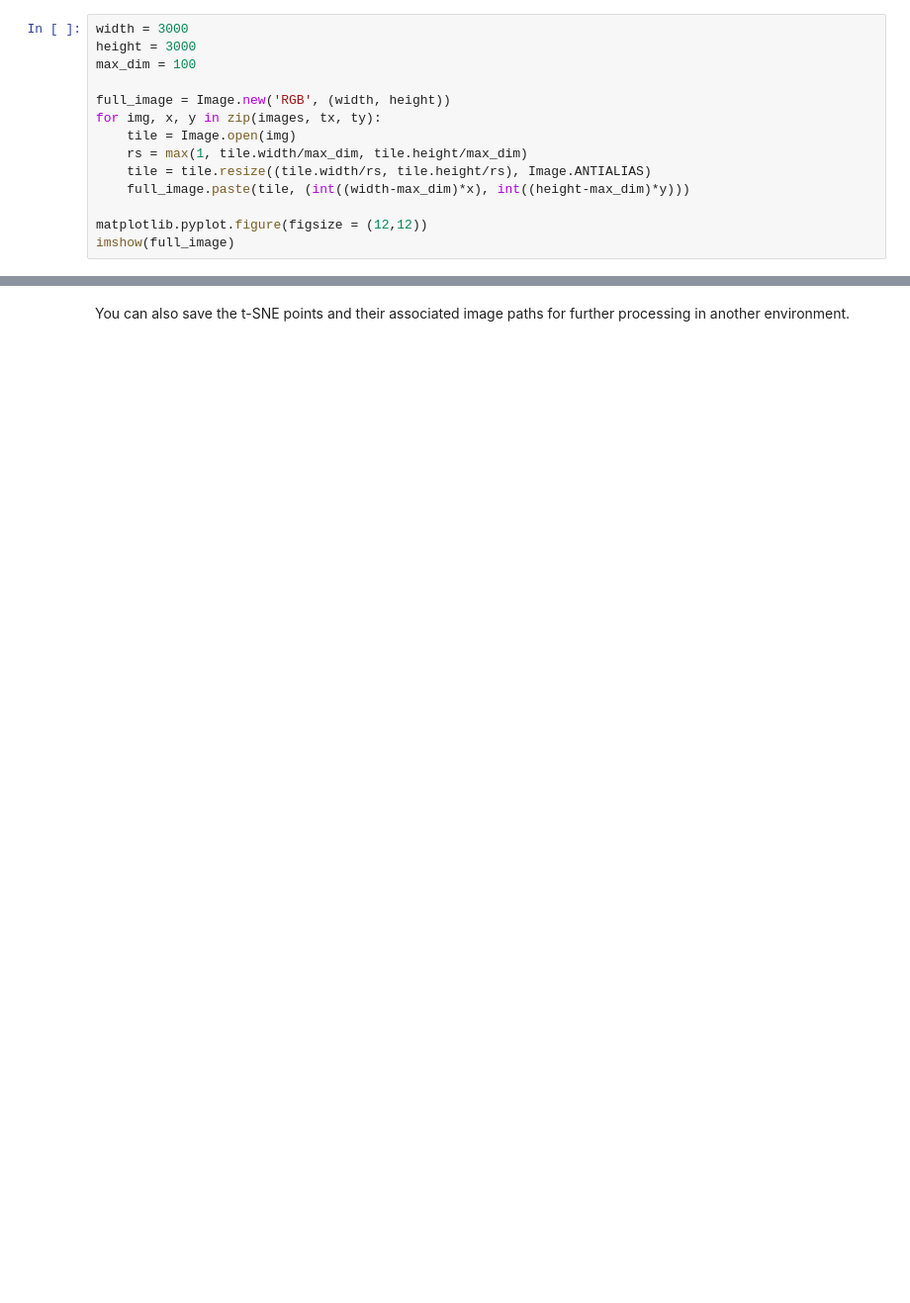
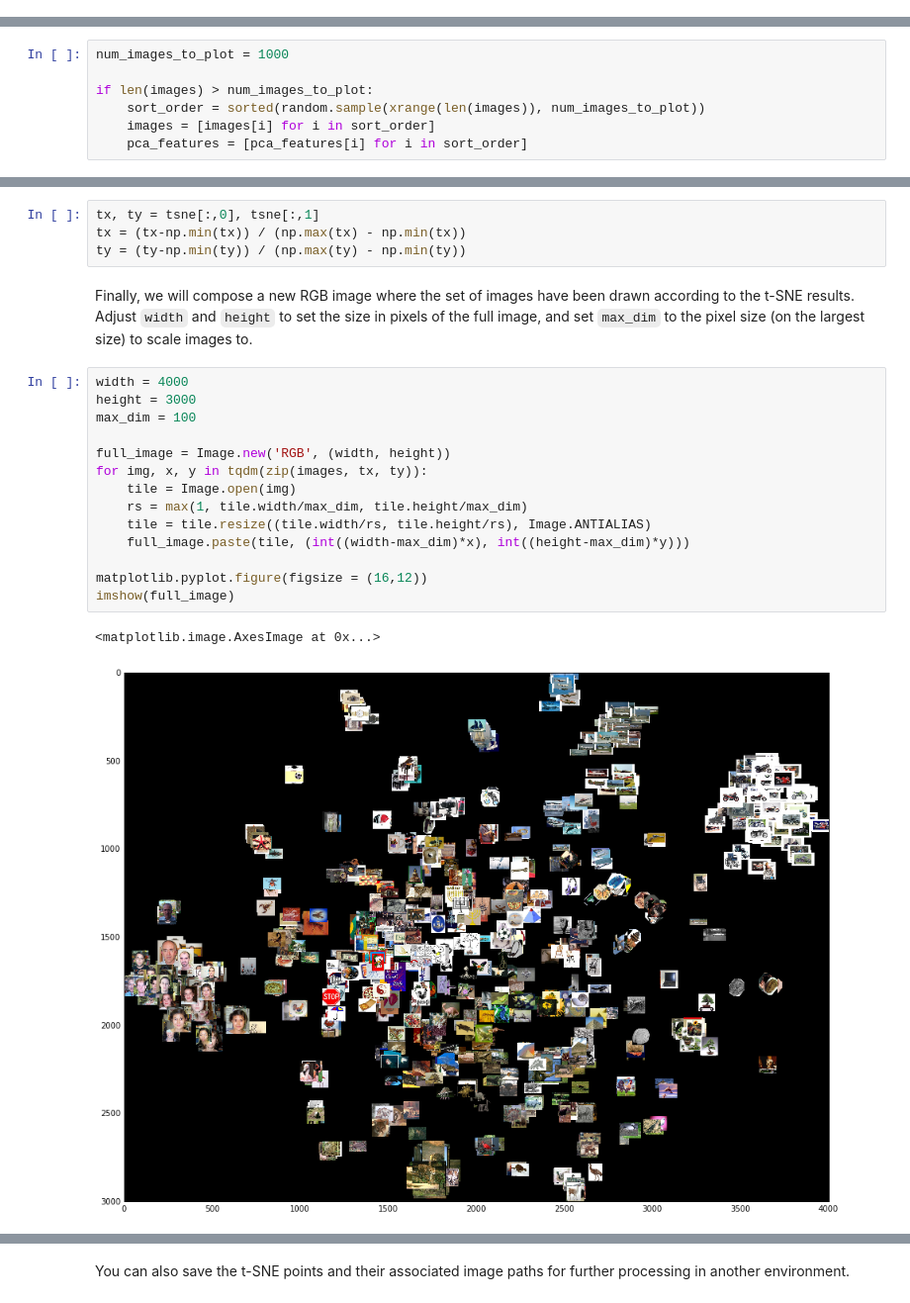
Before and after one commit to ml4a/ml4a, a Jupyter notebook: notebooks/image-tsne.ipynb, the cells around one changed output, grey strips where cells are left out. Shown at 99% size. Drawn from its saved outputs; the diff is of its cells as text; blank space fills up the shorter version.

```diff
--- a/notebooks/image-tsne.ipynb
+++ b/notebooks/image-tsne.ipynb
@@ -224,14 +0,0 @@ Finally, we will compose a new RGB image where the set of images have been drawn
-# %%
-width = 3000
-height = 3000
-max_dim = 100
-
-full_image = Image.new('RGB', (width, height))
-for img, x, y in zip(images, tx, ty):
-    tile = Image.open(img)
-    rs = max(1, tile.width/max_dim, tile.height/max_dim)
-    tile = tile.resize((tile.width/rs, tile.height/rs), Image.ANTIALIAS)
-    full_image.paste(tile, (int((width-max_dim)*x), int((height-max_dim)*y)))
-
-matplotlib.pyplot.figure(figsize = (12,12))
-imshow(full_image)
@@ -244,0 +57,7 @@ full_image.save("myTSNE.png")
+# %%
+num_images_to_plot = 1000
+
+if len(images) > num_images_to_plot:
+    sort_order = sorted(random.sample(xrange(len(images)), num_images_to_plot))
+    images = [images[i] for i in sort_order]
+    pca_features = [pca_features[i] for i in sort_order]
@@ -244,0 +96,23 @@ full_image.save("myTSNE.png")
+# %%
+tx, ty = tsne[:,0], tsne[:,1]
+tx = (tx-np.min(tx)) / (np.max(tx) - np.min(tx))
+ty = (ty-np.min(ty)) / (np.max(ty) - np.min(ty))
+# %% [markdown]
+Finally, we will compose a new RGB image where the set of images have been drawn according to the t-SNE results. Adjust `width` and `height` to set the size in pixels of the full image, and set `max_dim` to the pixel size (on the largest size) to scale images to.
+# %%
+width = 4000
+height = 3000
+max_dim = 100
+
+full_image = Image.new('RGB', (width, height))
+for img, x, y in tqdm(zip(images, tx, ty)):
+    tile = Image.open(img)
+    rs = max(1, tile.width/max_dim, tile.height/max_dim)
+    tile = tile.resize((tile.width/rs, tile.height/rs), Image.ANTIALIAS)
+    full_image.paste(tile, (int((width-max_dim)*x), int((height-max_dim)*y)))
+
+matplotlib.pyplot.figure(figsize = (16,12))
+imshow(full_image)
+# %% [output]
+<matplotlib.image.AxesImage at 0x...>
+[figure, added]
```
Also changed, not shown: parts of 41 cells of this notebook, 1 other file.
